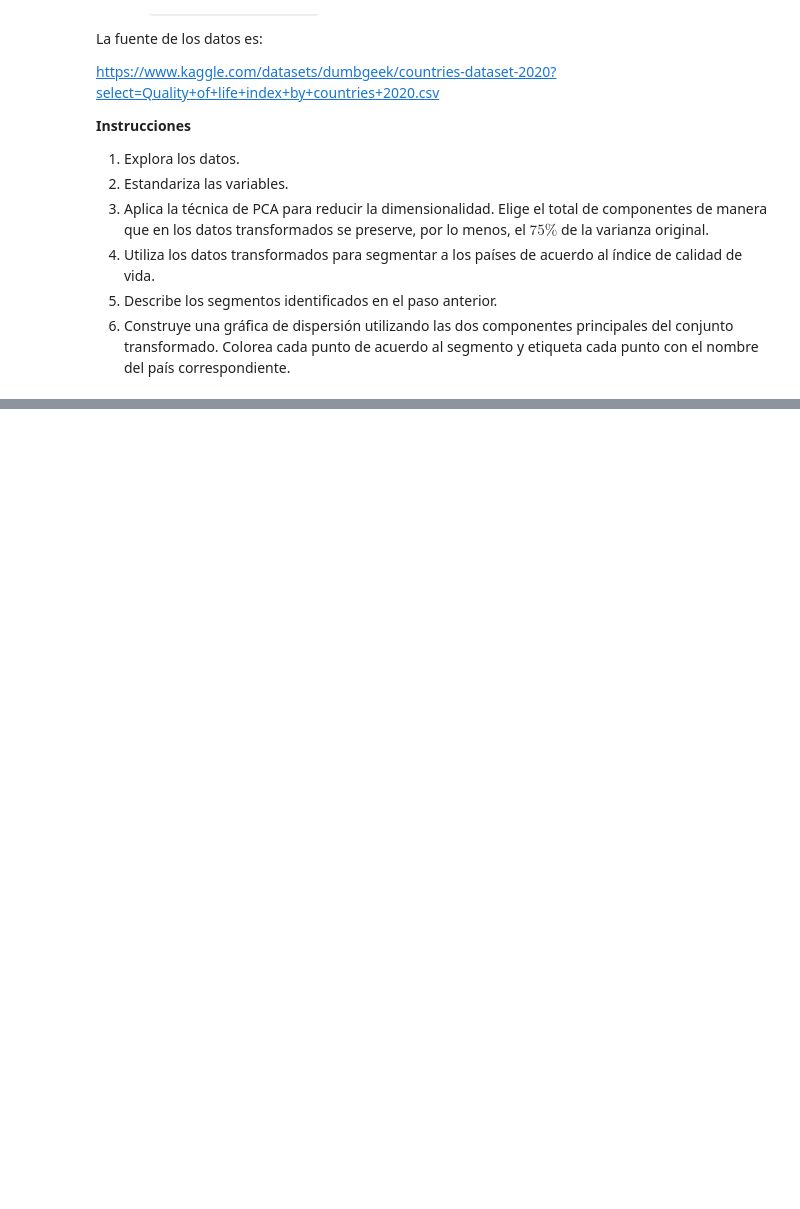
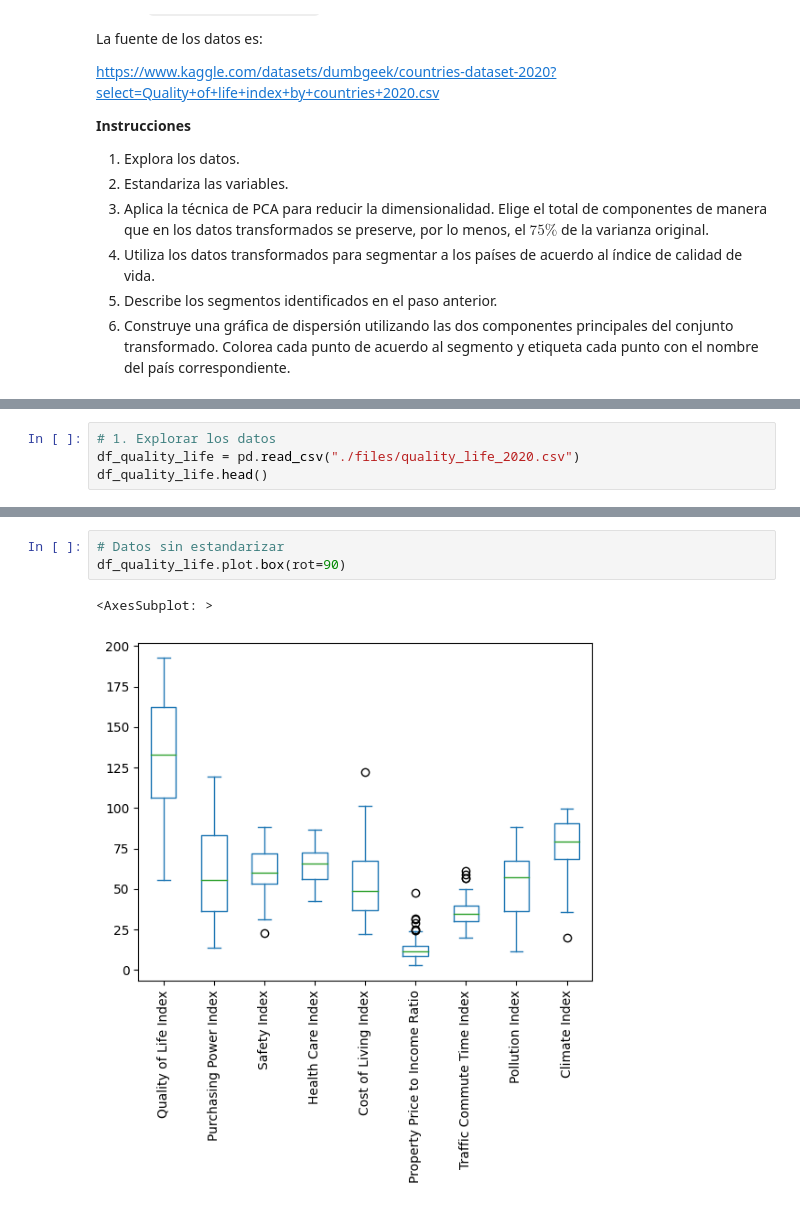
Before and after one commit to marcosd59/ID0310-MINERIA_DE_DATOS, a Jupyter notebook: Parcial 1/Actividad #3 - PCA Analisis de Componentes Principales.ipynb, the cells around one changed output, grey strips where cells are left out. Drawn from its saved outputs; the diff is of its cells as text; blank space fills up the shorter version.

```diff
--- a/Parcial 1/Actividad #3 - PCA Analisis de Componentes Principales.ipynb
+++ b/Parcial 1/Actividad #3 - PCA Analisis de Componentes Principales.ipynb
@@ -247,0 +255,4 @@ https://www.kaggle.com/datasets/dumbgeek/countries-dataset-2020?select=Quality+o
+# %%
+# 1. Explorar los datos
+df_quality_life = pd.read_csv("./files/quality_life_2020.csv")
+df_quality_life.head()
@@ -247,0 +266,6 @@ https://www.kaggle.com/datasets/dumbgeek/countries-dataset-2020?select=Quality+o
+# %%
+# Datos sin estandarizar
+df_quality_life.plot.box(rot=90)
+# %% [output]
+<AxesSubplot: >
+[figure, added]
```
Also changed, not shown: parts of 11 cells of this notebook.
